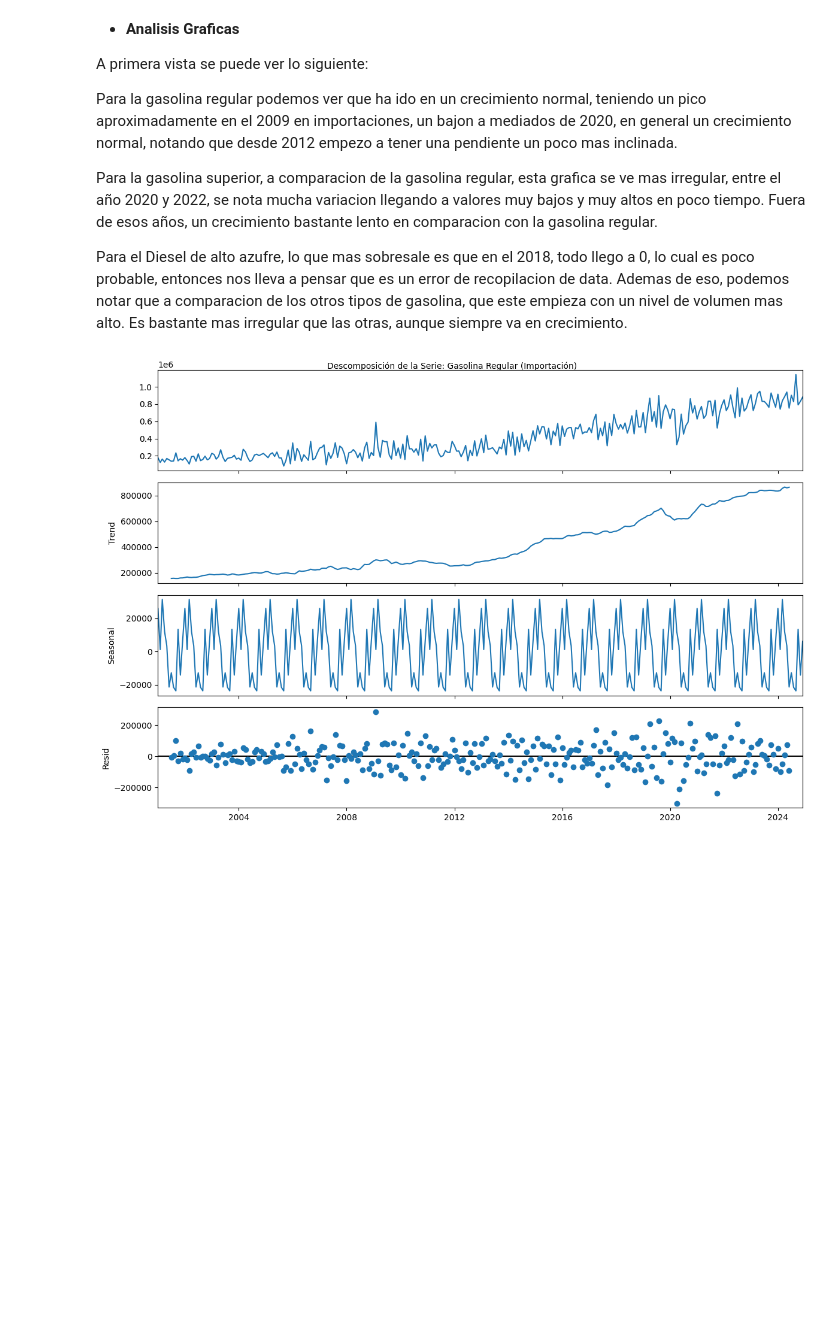
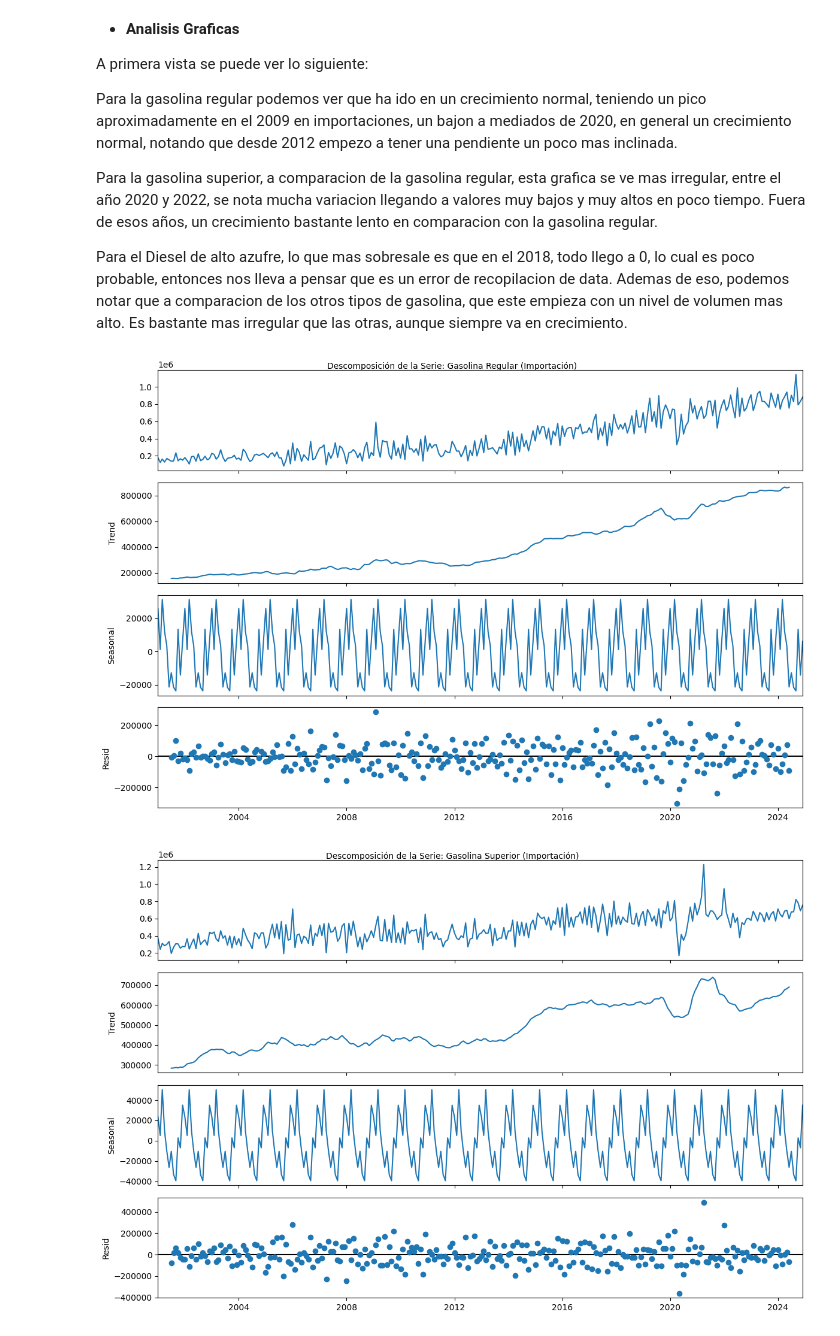
Before and after one commit to Czar272/Lab1_DS, a Jupyter notebook: main.ipynb, the cells around one changed output. Cells and saved outputs as stored; diff of their text form; code cells hidden in the pictures; blank space fills up the shorter version.

Commit message:
feat: finish analysis for univariant series

```diff
--- a/main.ipynb
+++ b/main.ipynb
@@ -353,11 +357,27 @@ Para la gasolina superior, a comparacion de la gasolina regular, esta grafica se
 Para el Diesel de alto azufre, lo que mas sobresale es que en el 2018, todo llego a 0, lo cual es poco probable, entonces nos lleva a pensar que es un error de recopilacion de data. Ademas de eso, podemos notar que a comparacion de los otros tipos de gasolina, que este empieza con un nivel de volumen mas alto. Es bastante mas irregular que las otras, aunque siempre va en crecimiento.
 # %%
 regular_decompose = seasonal_decompose(serie_gasolina_regular, model='additive')
+super_decompose = seasonal_decompose(serie_gasolina_superior, model='additive')
+diesel_decompose = seasonal_decompose(serie_diesel, model='additive')
 
-# Gráfica de los componentes
+# Gráfica de los componentes Regular Importacion
 plt.rcParams.update({'figure.figsize': (12, 8)})
 regular_decompose.plot()
 plt.suptitle("Descomposición de la Serie: Gasolina Regular (Importación)", fontsize=10)
 plt.show()
+
+
+# Gráfica de los componentes Super Importación
+plt.rcParams.update({'figure.figsize': (12, 8)})
+super_decompose.plot()
+plt.suptitle("Descomposición de la Serie: Gasolina Superior (Importación)", fontsize=10)
+plt.show()
+
+# Gráfica de los componentes Diésel Importación
+plt.rcParams.update({'figure.figsize': (12, 8)})
+diesel_decompose.plot()
+plt.suptitle("Descomposición de la Serie: Diésel (Importación)", fontsize=10)
+plt.show()
 # %% [output]
 [figure]
+[figure, added]
```
Also changed, not shown: parts of 22 cells of this notebook.
